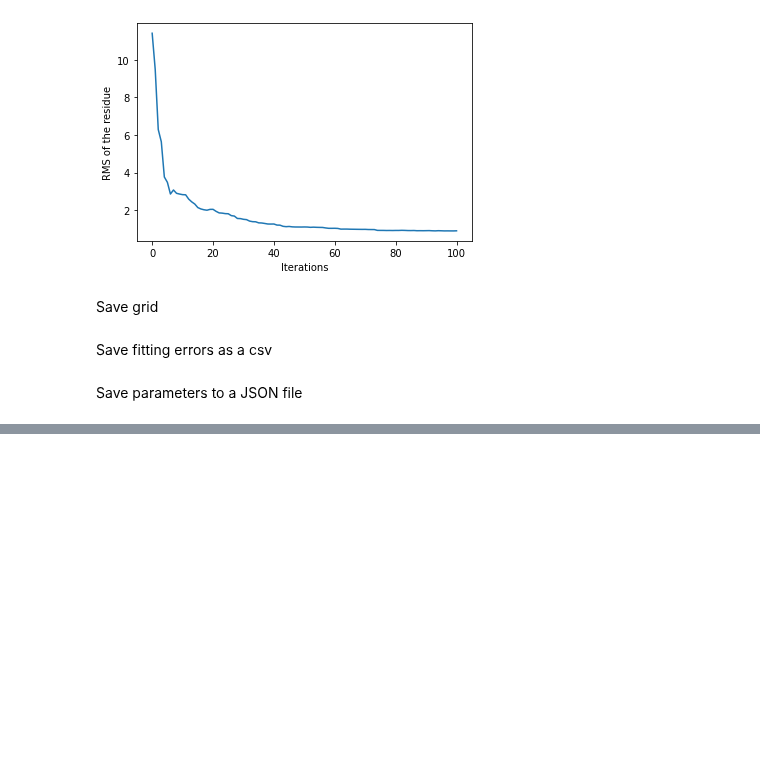
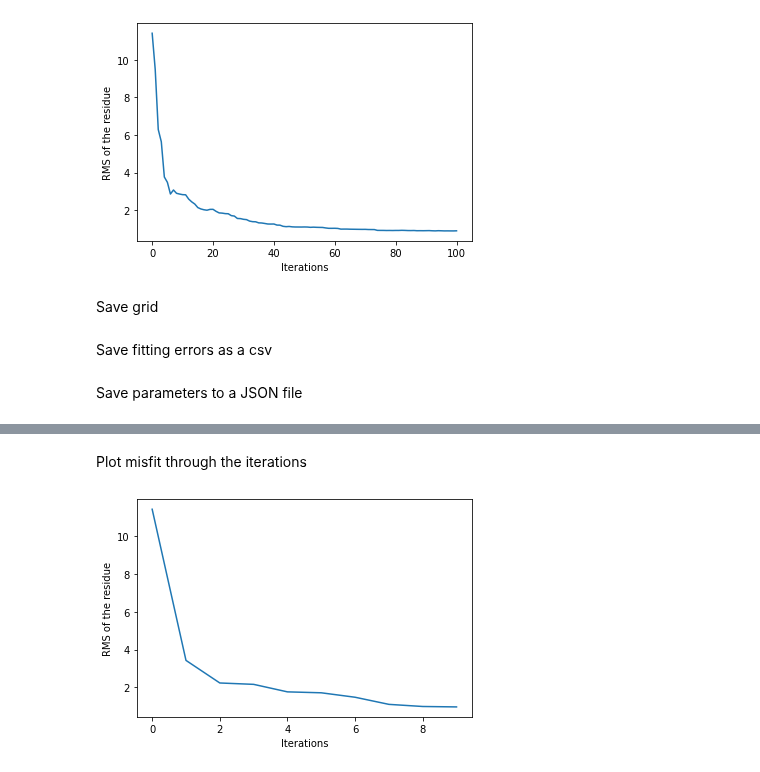
Before and after one commit to compgeolab/eql-gradient-boosted, a Jupyter notebook: notebooks/10-eql-boost-synthetic.ipynb, the cells around one changed output, grey strips where cells are left out. Saved outputs shown, nothing was run; the diff lists cells and outputs as text; code cells hidden in the pictures; blank space fills up the shorter version.

```diff
--- a/notebooks/10-eql-boost-synthetic.ipynb
+++ b/notebooks/10-eql-boost-synthetic.ipynb
@@ -210,0 +263,11 @@ save_to_json(variables, json_file)
+# %%
+parameters = combine_parameters(
+    **dict(
+        depth_type=depth_type,
+        depth=depths,
+        damping=dampings,
+        spacing=block_spacing,
+        window_size=window_size,
+        random_state=random_state,
+    )
+)
@@ -210,0 +331,9 @@ save_to_json(variables, json_file)
+# %% [markdown]
+Plot misfit through the iterations
+# %%
+plt.plot(eql.errors_)
+plt.xlabel("Iterations")
+plt.ylabel("RMS of the residue")
+plt.show()
+# %% [output]
+[figure, added]
```
Also changed, not shown: parts of 17 cells of this notebook, 3 other files.
